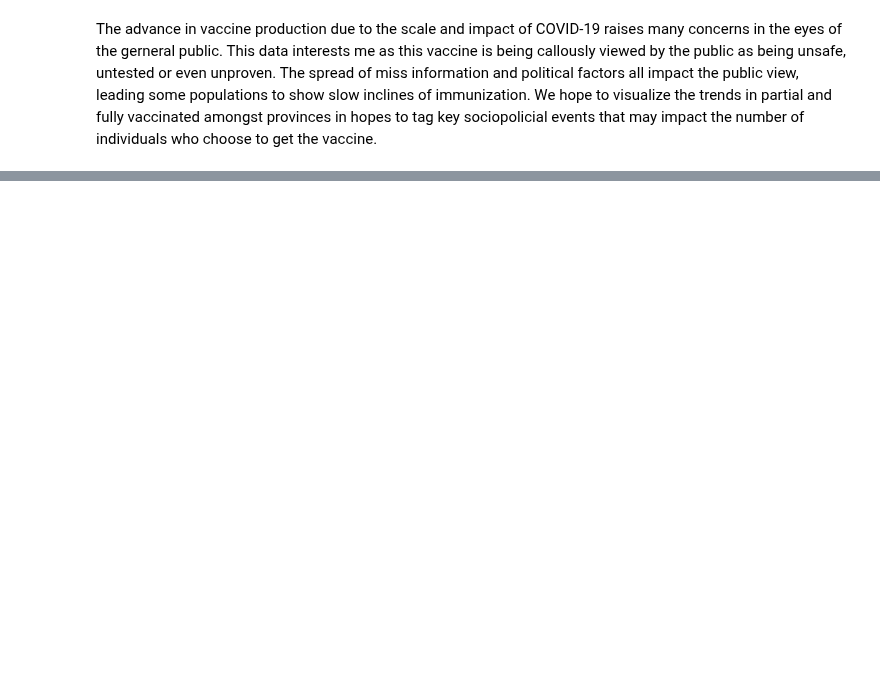
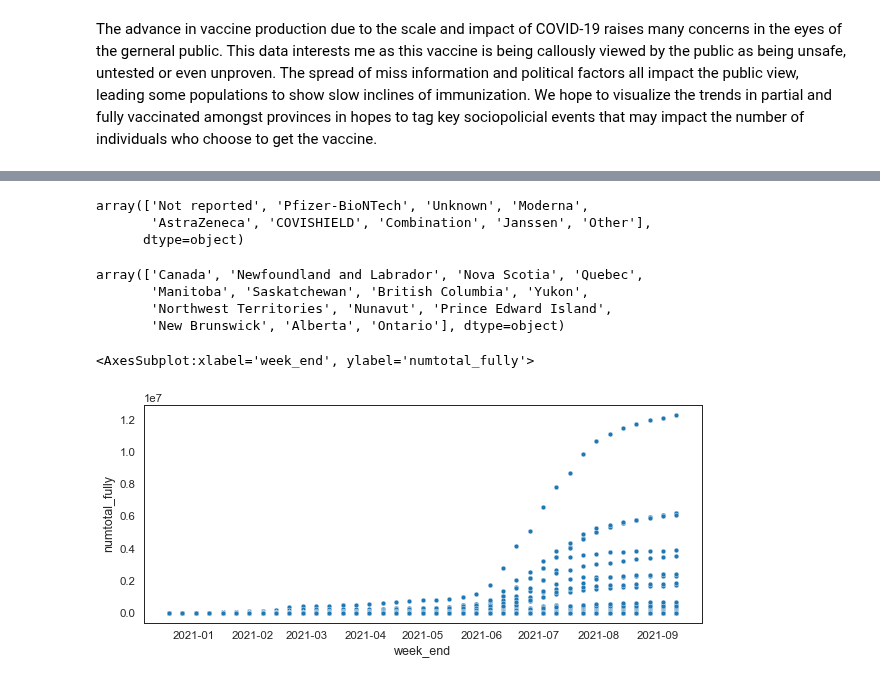
Before and after one commit to data301-2021-winter1/group48-project, a Jupyter notebook: notebooks/analysis1.ipynb, the cells around one changed output, grey strips where cells are left out. Drawn from its saved outputs; the diff is of its cells as text; code cells hidden in the pictures; blank space fills up the shorter version.

```diff
--- a/notebooks/analysis1.ipynb
+++ b/notebooks/analysis1.ipynb
@@ -27,0 +102,22 @@ df
+# %%
+#lets fill all the NaN spots with zero, after reviewing the data these empties seem to correspond to zeros or no reported
+#data in the field
+for col in df.columns:
+    df[col].replace({np.nan:0}, inplace=True)
+    df[col].replace({'na': 0.0}, inplace=True)
+
+
+df['prop_atleast1dose'].replace(regex=True, inplace=True, to_replace=r'[^0-9.\-]',value=r'')
+df['prop_atleast1dose'] = df['prop_atleast1dose'].astype(float)
+
+df['prop_partially'].replace(regex=True, inplace=True, to_replace=r'[^0-9.\-]',value=r'')
+df['prop_partially'] = df['prop_partially'].astype(float)
+
+df['prop_fully'].replace(regex=True, inplace=True, to_replace=r'[^0-9.\-]',value=r'')
+df['prop_fully'] = df['prop_fully'].astype(float)
+
+#Let us see how full our data is now
+df.info()
+
+
+# sns.heatmap(df.isnull(), cbar=False, cmap='viridis')
@@ -27,0 +168,23 @@ df
+# %%
+df['product_name'].unique()
+# %% [output]
+array(['Not reported', 'Pfizer-BioNTech', 'Unknown', 'Moderna',
+       'AstraZeneca', 'COVISHIELD', 'Combination', 'Janssen', 'Other'],
+      dtype=object)
+# %%
+df['prename'].unique()
+# %% [output]
+array(['Canada', 'Newfoundland and Labrador', 'Nova Scotia', 'Quebec',
+       'Manitoba', 'Saskatchewan', 'British Columbia', 'Yukon',
+       'Northwest Territories', 'Nunavut', 'Prince Edward Island',
+       'New Brunswick', 'Alberta', 'Ontario'], dtype=object)
+# %%
+#The date form found in the data is not usable in pandas and as such must be converted to a true date/time
+#as shown below
+df['week_end'] = df['week_end'].apply(pd.to_datetime)
+# %%
+plt.figure(figsize=(10,4))
+sns.scatterplot(x="week_end", y="numtotal_fully", data=df)
+# %% [output]
+<AxesSubplot:xlabel='week_end', ylabel='numtotal_fully'>
+[figure, added]
```
Also changed, not shown: parts of 22 cells of this notebook.
